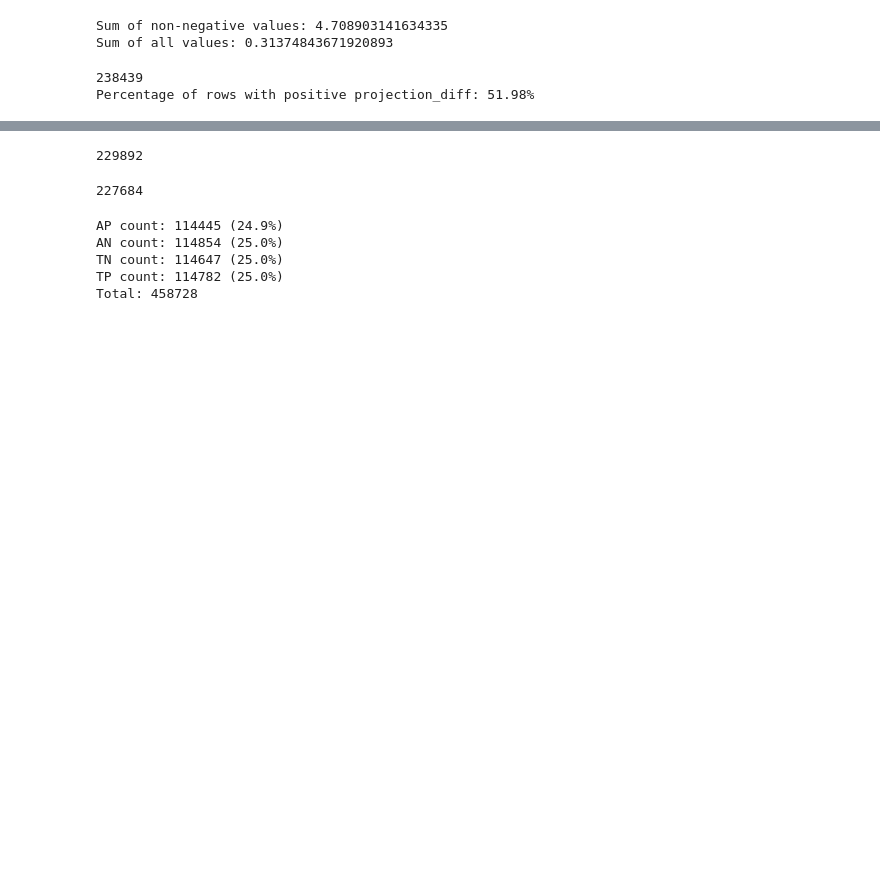
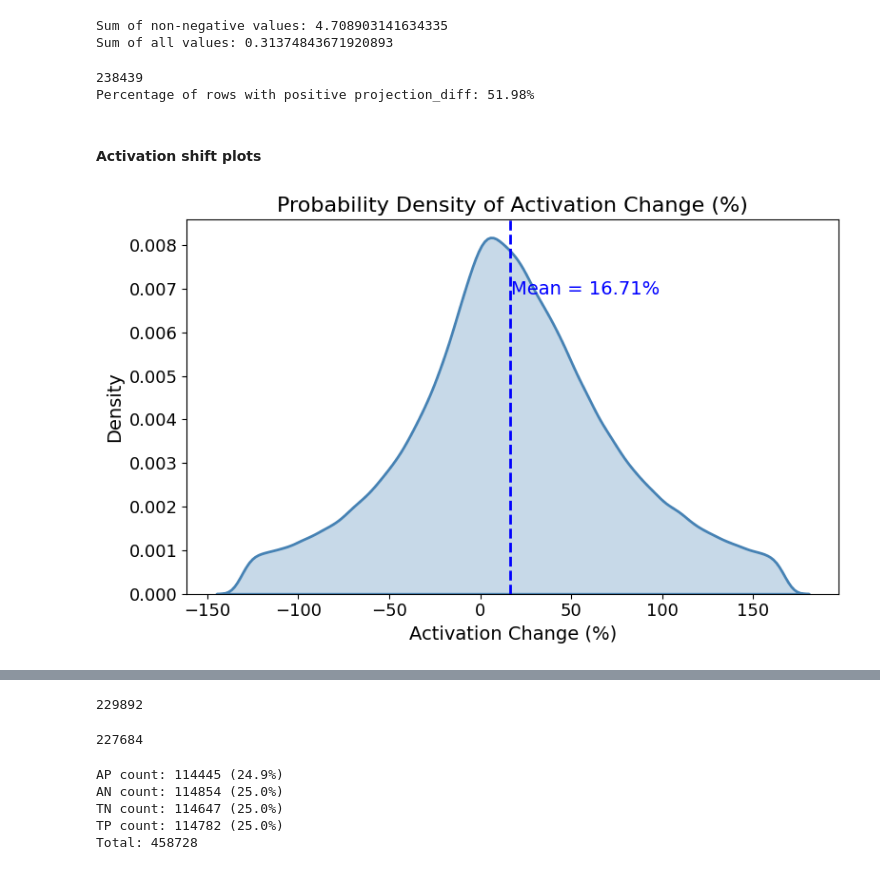
Before and after one commit to PamelaBha/MIB, a Jupyter notebook: toxicity/graphs/contribution_plot_mistral.ipynb, the cells around one changed output, grey strips where cells are left out. Cells and saved outputs as stored; diff of their text form; code cells hidden in the pictures; blank space fills up the shorter version.

```diff
--- a/toxicity/graphs/contribution_plot_mistral.ipynb
+++ b/toxicity/graphs/contribution_plot_mistral.ipynb
@@ -73,3 +76,38 @@ print(f"Percentage of rows with positive projection_diff: {percentage_positive:.
 # %% [output]
 238439
 Percentage of rows with positive projection_diff: 51.98%
+# %% [markdown]
+#### Activation shift plots
+# %%
+df = df[df['pt_activation_value'] != 0]
+avg_activation_change = df['activation_diff'] / df['pt_activation_value']
+percentage_change = avg_activation_change * 100
+
+# Remove top and bottom 10% (keep 10th to 90th percentiles)
+lower = percentage_change.quantile(0.10)
+upper = percentage_change.quantile(0.90)
+clipped = percentage_change[(percentage_change >= lower) & (percentage_change <= upper)]
+# %%
+mean_val = clipped.mean()
+
+plt.figure(figsize=(8, 5))
+sns.kdeplot(clipped, fill=True, alpha=0.3, color='steelblue', linewidth=2)
+
+# Add mean line and label
+plt.axvline(mean_val, color='blue', linestyle='--', linewidth=2)
+plt.text(mean_val + 0.5, plt.ylim()[1] * 0.8, f'Mean = {mean_val:.2f}%', color='blue', fontsize=14)
+
+# Titles and labels
+plt.title('Probability Density of Activation Change (%)', fontsize=16)
+plt.xlabel('Activation Change (%)', fontsize=14)
+plt.ylabel('Density', fontsize=14)
+
+# Increase tick size
+plt.xticks(fontsize=13)
+plt.yticks(fontsize=13)
+
+plt.grid(False)
+plt.tight_layout()
+plt.show()
+# %% [output]
+[figure, added]
```
Also changed, not shown: parts of 14 cells of this notebook, 3 other files.
